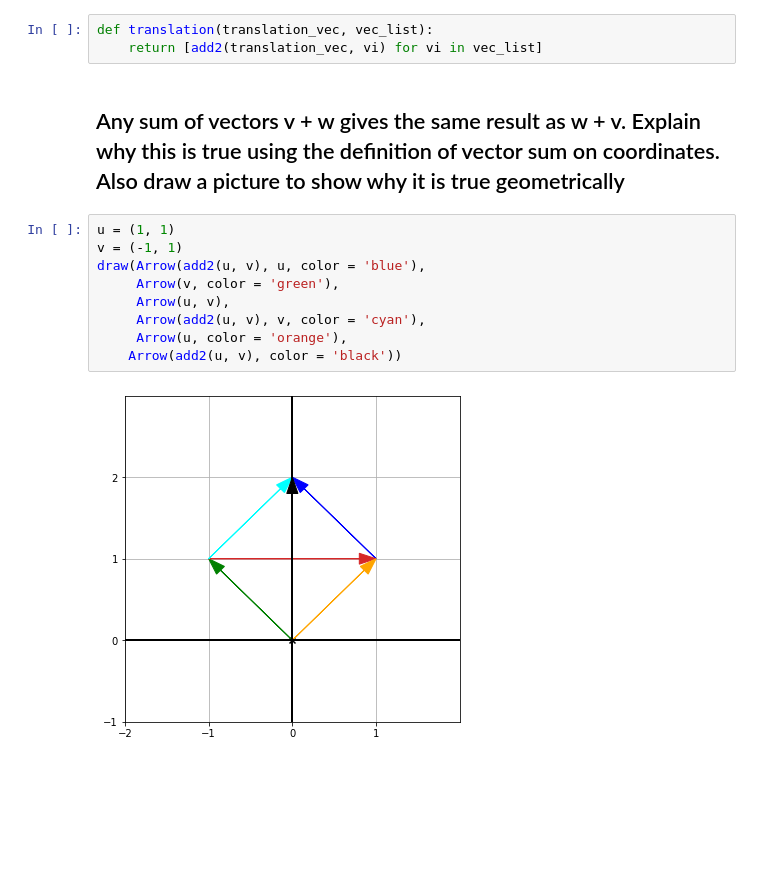
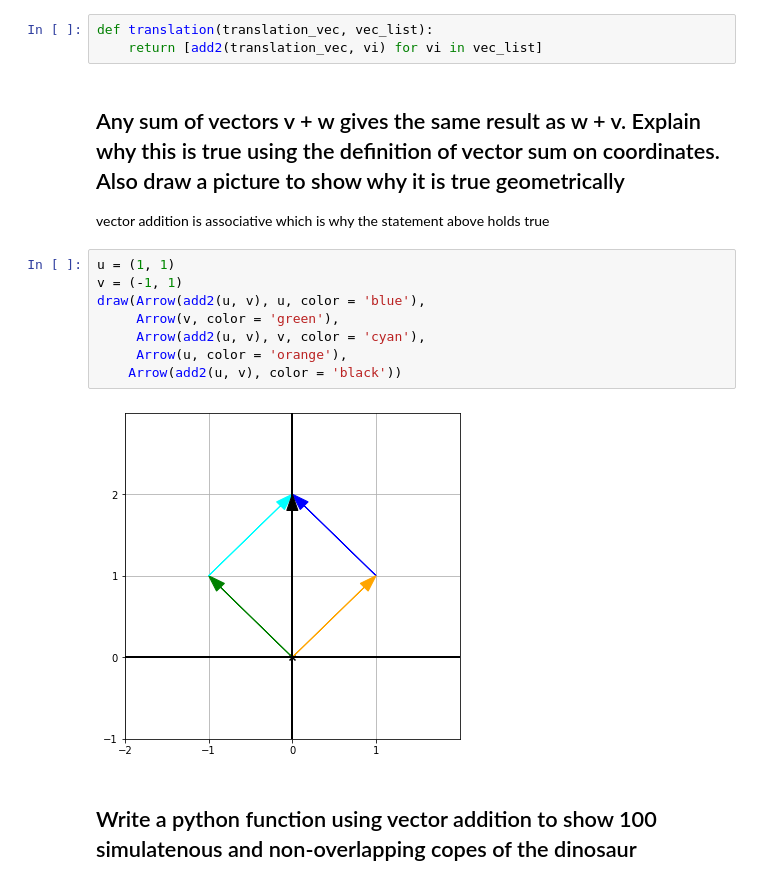
Before and after one commit to sergiovasquez122/Mathematics-for-programmers, a Jupyter notebook: Chapter_2_vectors.ipynb, the cells around one changed output. Saved outputs shown, nothing was run; the diff lists cells and outputs as text; blank space fills up the shorter version.

```diff
--- a/Chapter_2_vectors.ipynb
+++ b/Chapter_2_vectors.ipynb
@@ -118,14 +118,17 @@ def translation(translation_vec, vec_list):
     return [add2(translation_vec, vi) for vi in vec_list]
 # %% [markdown]
 ## Any sum of vectors v + w gives the same result as w + v. Explain why this is true using the definition of vector sum on coordinates. Also draw a picture to show why it is true geometrically
+
+vector addition is associative which is why the statement above holds true
 # %%
 u = (1, 1)
 v = (-1, 1)
 draw(Arrow(add2(u, v), u, color = 'blue'),
      Arrow(v, color = 'green'),
-     Arrow(u, v),
      Arrow(add2(u, v), v, color = 'cyan'),
      Arrow(u, color = 'orange'),
     Arrow(add2(u, v), color = 'black'))
 # %% [output]
-[figure, old version]
+[figure, new version]
+# %% [markdown]
+## Write a python function using vector addition to show 100 simulatenous and non-overlapping copes of the dinosaur
```
Also changed, not shown: parts of 12 cells of this notebook.
